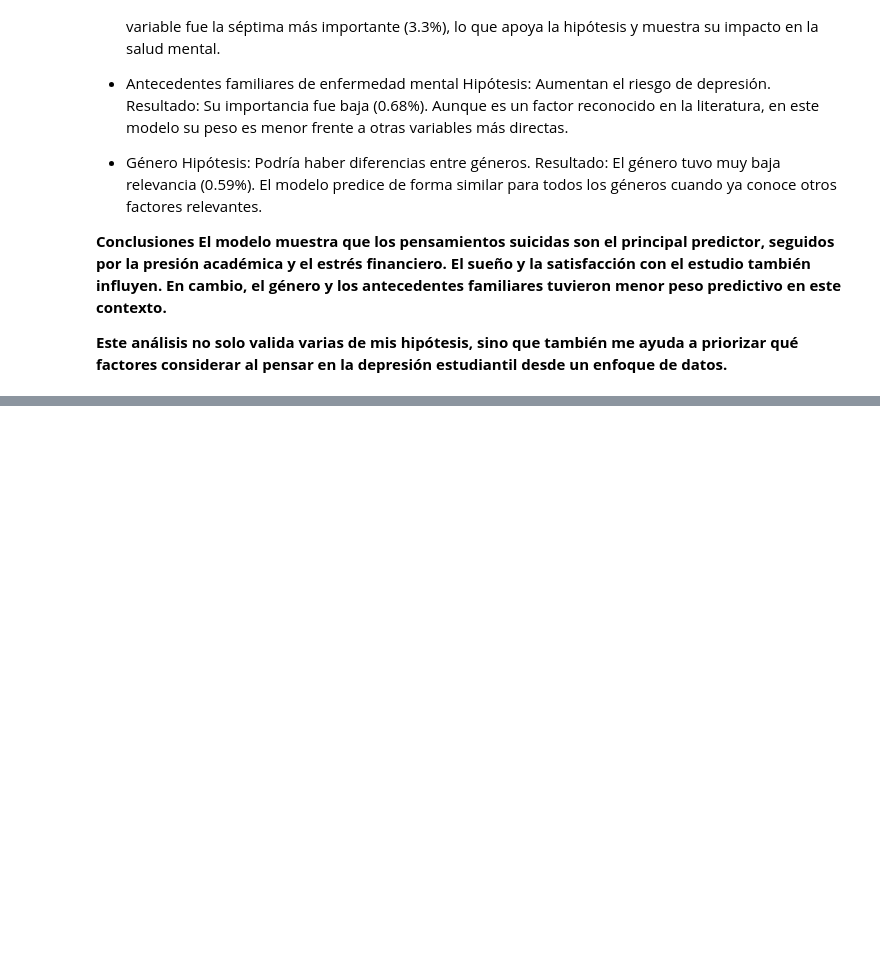
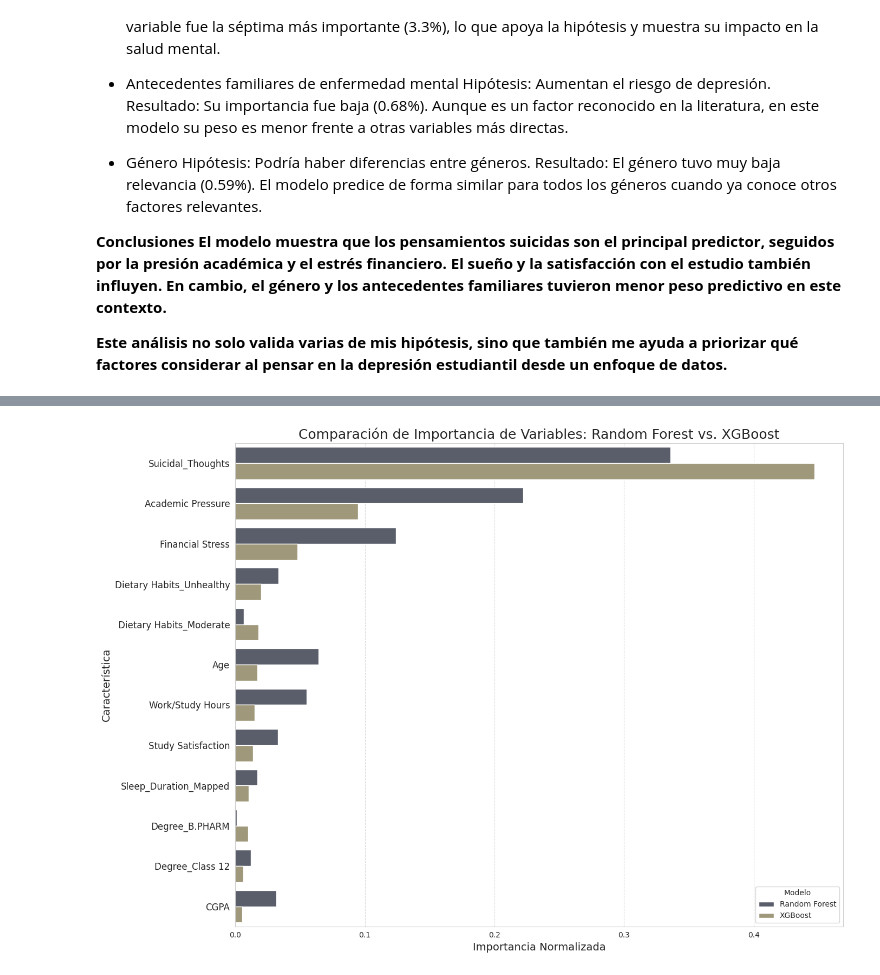
Before and after one commit to FlorMauves/ProyectoData2-StudentDepression-FlorenciaMauvesinTogel, a Jupyter notebook: ProyectoData2_StudenDepression_FlorenciaMauvesinTogel_ipynb.ipynb, the cells around one changed output, grey strips where cells are left out. Cells and saved outputs as stored; diff of their text form; code cells hidden in the pictures; blank space fills up the shorter version.

```diff
--- a/ProyectoData2_StudenDepression_FlorenciaMauvesinTogel_ipynb.ipynb
+++ b/ProyectoData2_StudenDepression_FlorenciaMauvesinTogel_ipynb.ipynb
@@ -1771,0 +1951,47 @@ Resultado: El género tuvo muy baja relevancia (0.59%). El modelo predice de for
+# %%
+# 1. Obtener las importancias de ambos modelos
+rf_importances = best_rf_model.feature_importances_
+xgb_importances = xgb_model.feature_importances_
+
+# 2. Normalizar las importancias para que sumen 1 (para una comparación justa)
+rf_importances_normalized = rf_importances / rf_importances.sum()
+xgb_importances_normalized = xgb_importances / xgb_importances.sum()
+
+# 3. Crear un DataFrame combinado
+features_df = pd.DataFrame({
+    'Feature': X_train.columns,
+    'Random Forest': rf_importances_normalized,
+    'XGBoost': xgb_importances_normalized
+})
+
+# 4. Seleccionar las top 10 características de cada modelo y combinarlas
+top_rf_features = features_df.nlargest(10, 'Random Forest')['Feature']
+top_xgb_features = features_df.nlargest(10, 'XGBoost')['Feature']
+top_features = pd.concat([top_rf_features, top_xgb_features]).unique()
+
+# Filtrar el DataFrame para incluir solo las características más importantes
+comparison_df = features_df[features_df['Feature'].isin(top_features)]
+
+# --- Definir el orden de mayor a menor ---
+# Ordenamos las características según la importancia en el modelo XGBoost
+plot_order = comparison_df.sort_values(by='XGBoost', ascending=False)['Feature'].tolist()
+
+
+# 5. "Derretir" (melt) el DataFrame para que sea fácil de graficar con Seaborn
+comparison_df_melted = comparison_df.melt(id_vars='Feature', var_name='Model', value_name='Importance')
+
+# 6. Crear el gráfico de comparación
+plt.figure(figsize=(14, 10))
+sns.barplot(x='Importance', y='Feature', hue='Model', data=comparison_df_melted, palette='cividis', order=plot_order)
+
+plt.title('Comparación de Importancia de Variables: Random Forest vs. XGBoost', fontsize=18)
+plt.xlabel('Importancia Normalizada', fontsize=14)
+plt.ylabel('Característica', fontsize=14)
+# --- NUEVO: Aumentar tamaño de letra de los nombres de las variables ---
+plt.yticks(fontsize=12)
+plt.legend(title='Modelo')
+plt.grid(axis='x', linestyle='--', alpha=0.7)
+plt.tight_layout()
+plt.show()
+# %% [output]
+[figure, added]
```
Also changed, not shown: parts of 22 cells of this notebook.
